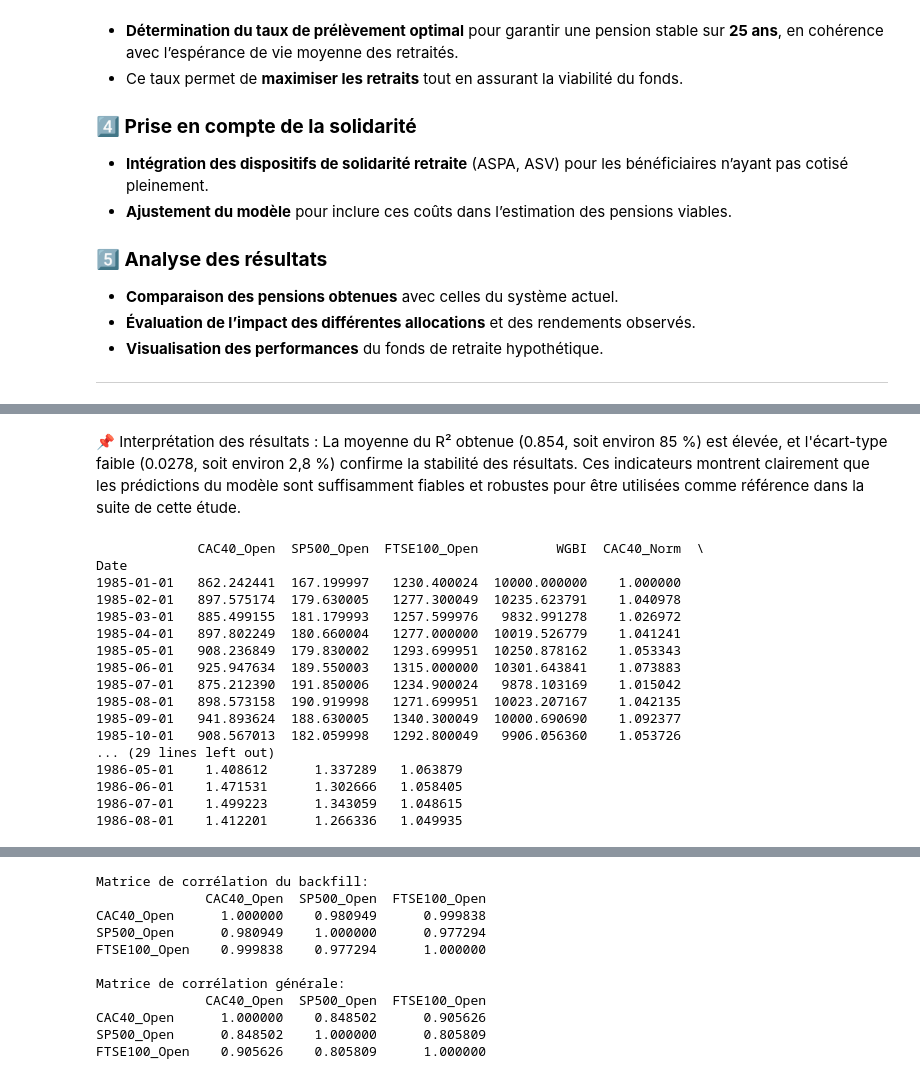
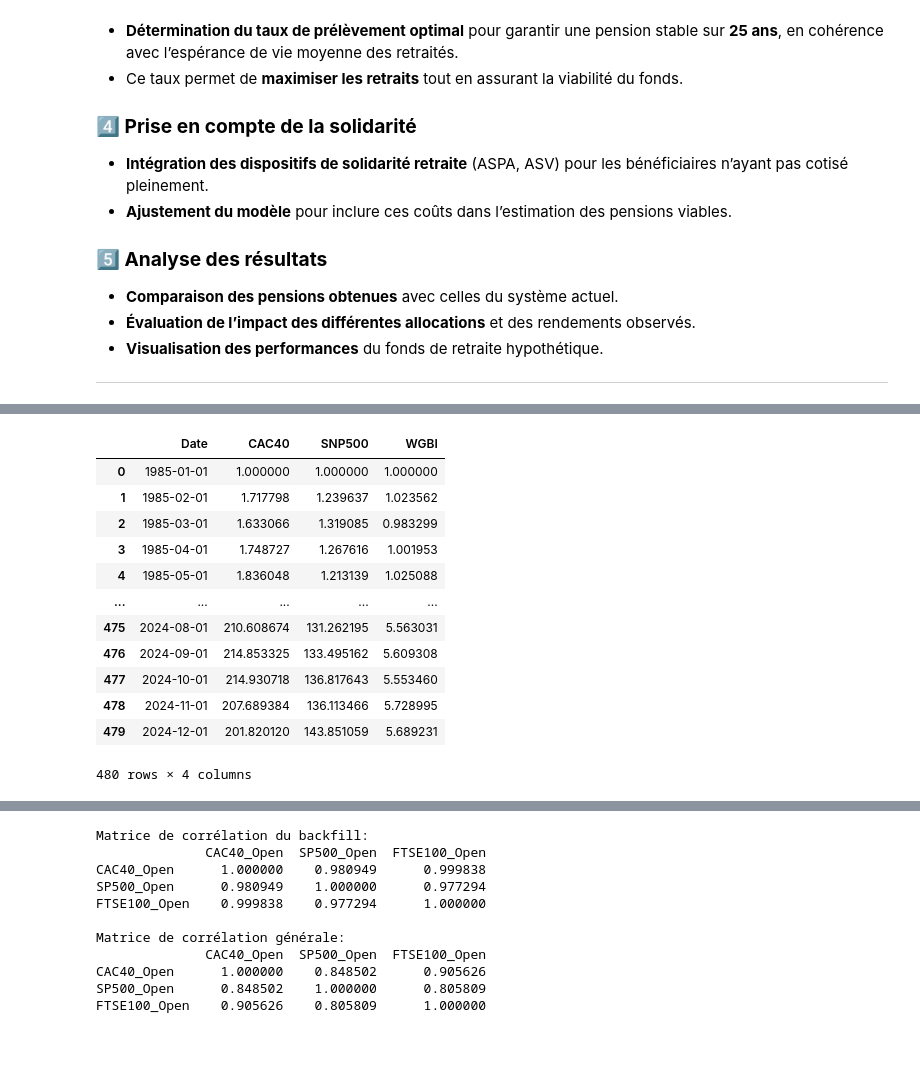
Before and after one commit to Vincent-20-100/backtest_retraites, a Jupyter notebook: notebooks/Copy_of_Retraites (4).ipynb, the cells around one changed output, grey strips where cells are left out. Saved outputs shown, nothing was run; the diff lists cells and outputs as text; code cells hidden in the pictures; blank space fills up the shorter version.

Commit message:
big change
Refonte de tout le preprossecing

```diff
--- a/notebooks/Copy_of_Retraites (4).ipynb
+++ b/notebooks/Copy_of_Retraites (4).ipynb
@@ -197,34 +59,0 @@ Moyenne des R² :  0.8542186192501717
-# %% [markdown]
-📌 Interprétation des résultats :
-La moyenne du R² obtenue (0.854, soit environ 85 %) est élevée, et l'écart-type faible (0.0278, soit environ 2,8 %) confirme la stabilité des résultats.
-Ces indicateurs montrent clairement que les prédictions du modèle sont suffisamment fiables et robustes pour être utilisées comme référence dans la suite de cette étude.
-# %%
-# Backfill du dataframe avec les valeurs prédites par le modèle
-X_missing = df_before_cac[["SP500_Open", "FTSE100_Open"]]
-predictions = lin_reg.predict(X_missing)
-df_before_cac["CAC40_Open"] = predictions
-df.update(df_before_cac)
-
-# Normalisation du CAC40 (démarrage à 1)
-df["CAC40_Norm"] = 0
-df["CAC40_Norm"] = df["CAC40_Open"] / df["CAC40_Open"].iloc[0]
-
-print(df.head(20))  # Voir si tout est bien complété
-# %% [output]
-             CAC40_Open  SP500_Open  FTSE100_Open          WGBI  CAC40_Norm  \
-Date
-1985-01-01   862.242441  167.199997   1230.400024  10000.000000    1.000000
-1985-02-01   897.575174  179.630005   1277.300049  10235.623791    1.040978
-1985-03-01   885.499155  181.179993   1257.599976   9832.991278    1.026972
-1985-04-01   897.802249  180.660004   1277.000000  10019.526779    1.041241
-1985-05-01   908.236849  179.830002   1293.699951  10250.878162    1.053343
-1985-06-01   925.947634  189.550003   1315.000000  10301.643841    1.073883
-1985-07-01   875.212390  191.850006   1234.900024   9878.103169    1.015042
-1985-08-01   898.573158  190.919998   1271.699951  10023.207167    1.042135
-1985-09-01   941.893624  188.630005   1340.300049  10000.690690    1.092377
-1985-10-01   908.567013  182.059998   1292.800049   9906.056360    1.053726
-... (29 lines left out)
-1986-05-01    1.408612      1.337289   1.063879
-1986-06-01    1.471531      1.302666   1.058405
-1986-07-01    1.499223      1.343059   1.048615
-1986-08-01    1.412201      1.266336   1.049935
@@ -231,3 +66,20 @@ Date
+# %%
+df_ = pd.read_csv(r"C:\Users\Vincent\Code\Vincent-20-100\backtest_retraites\data\processed\Normalized_Index_For_Backtest.csv")
+df_
+# %% [output]
+|  | Date | CAC40 | SNP500 | WGBI |
+| 0 | 1985-01-01 | 1.000000 | 1.000000 | 1.000000 |
+| 1 | 1985-02-01 | 1.717798 | 1.239637 | 1.023562 |
+| 2 | 1985-03-01 | 1.633066 | 1.319085 | 0.983299 |
+| 3 | 1985-04-01 | 1.748727 | 1.267616 | 1.001953 |
+| 4 | 1985-05-01 | 1.836048 | 1.213139 | 1.025088 |
+| ... | ... | ... | ... | ... |
+| 475 | 2024-08-01 | 210.608674 | 131.262195 | 5.563031 |
+| 476 | 2024-09-01 | 214.853325 | 133.495162 | 5.609308 |
+| 477 | 2024-10-01 | 214.930718 | 136.817643 | 5.553460 |
+| 478 | 2024-11-01 | 207.689384 | 136.113466 | 5.728995 |
+| 479 | 2024-12-01 | 201.820120 | 143.851059 | 5.689231 |
+480 rows × 4 columns
 # %%
 # Afichage du CAC 40 avec le backfill
 plt.figure(figsize=(12,6))
```
Also changed, not shown: parts of 8 cells of this notebook, 11 other files.
